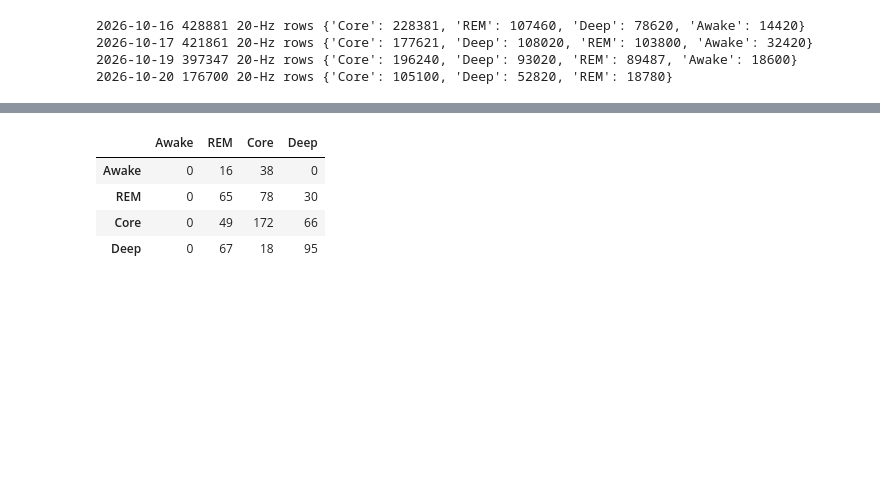
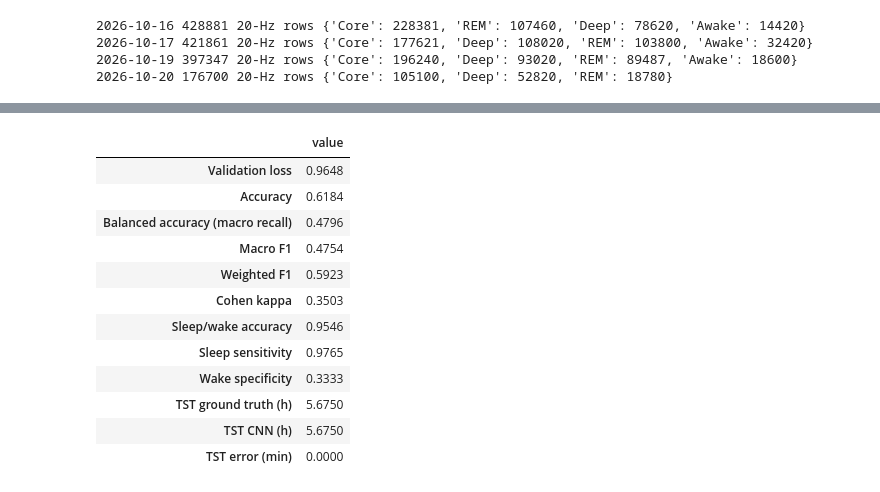
Before and after one commit to Qawes/CapMeter, a Jupyter notebook: data_analysis/sleep_tests/datasets_for_training/sleep_classifier_cnn.ipynb, the cells around one changed output, grey strips where cells are left out. Cells and saved outputs as stored; diff of their text form; code cells hidden in the pictures; blank space fills up the shorter version.

Commit message:
Models evaluated on every night and their avarage. Merged model starts with teaching the same HR model and adds capacitive data later

```diff
--- a/data_analysis/sleep_tests/datasets_for_training/sleep_classifier_cnn.ipynb
+++ b/data_analysis/sleep_tests/datasets_for_training/sleep_classifier_cnn.ipynb
@@ -285,5 +399,7 @@ Best validation loss: 1.204564583404607
 # %%
-def classification_report(targets: np.ndarray, predictions: np.ndarray) -> pd.DataFrame:
+def classification_report(
+    targets: np.ndarray, predictions: np.ndarray, validation_loss: float, validation_date: str
+) -> tuple[pd.DataFrame, pd.Series]:
     matrix = np.zeros((len(STAGES), len(STAGES)), dtype=np.int64)
     for target, prediction in zip(targets, predictions):
         matrix[target, prediction] += 1
@@ -294,20 +410,78 @@ def classification_report(targets: np.ndarray, predictions: np.ndarray) -> pd.Da
         recall = tp / matrix[index].sum() if matrix[index].sum() else 0.0
         f1 = 2 * precision * recall / (precision + recall) if precision + recall else 0.0
         rows.append({"stage": stage, "precision": precision, "recall": recall, "f1": f1, "support": matrix[index].sum()})
+    report = pd.DataFrame(rows).set_index("stage")
+    # Stages absent from the validation night are excluded from macro averages.
+    present = report[report["support"] > 0]
+    macro = present[["precision", "recall", "f1"]].mean()
+    weighted = present[["precision", "recall", "f1"]].mul(present["support"], axis=0).sum() / present["support"].sum()
+    report.loc["macro avg"] = [*macro, present["support"].sum()]
+    report.loc["weighted avg"] = [*weighted, present["support"].sum()]
+    report["support"] = report["support"].astype(int)
+
     total = matrix.sum()
     accuracy = np.trace(matrix) / total if total else 0.0
     expected = (matrix.sum(axis=0) * matrix.sum(axis=1)).sum() / total**2 if total else 0.0
     kappa = (accuracy - expected) / (1 - expected) if expected < 1 else 0.0
-    report = pd.DataFrame(rows).set_index("stage")
-    print("Accuracy:", accuracy, "Cohen kappa:", kappa)
+    awake = STAGE_TO_INDEX["Awake"]
+    true_sleep, predicted_sleep = targets != awake, predictions != awake
+    sleep_wake_accuracy = (true_sleep == predicted_sleep).mean()
+    tst_true = true_sleep.sum() * EPOCH_SECONDS / 3600
+    tst_predicted = predicted_sleep.sum() * EPOCH_SECONDS / 3600
+    summary = pd.Series({
+        "Validation loss": validation_loss,
+        "Accuracy": accuracy,
+        "Balanced accuracy (macro recall)": macro["recall"],
+        "Macro F1": macro["f1"],
+        "Weighted F1": weighted["f1"],
+        "Cohen kappa": kappa,
+        "Sleep/wake accuracy": sleep_wake_accuracy,
+        "Sleep sensitivity": predicted_sleep[true_sleep].mean() if true_sleep.any() else np.nan,
+        "Wake specificity": (~predicted_sleep[~true_sleep]).mean() if (~true_sleep).any() else np.nan,
+        "TST ground truth (h)": tst_true,
+        "TST CNN (h)": tst_predicted,
+        "TST error (min)": (tst_predicted - tst_true) * 60,
+    })
+    print("Validation sleep:", validation_date, "|", total, "epochs")
+    display(summary.round(4).to_frame("value"))
     print("Confusion matrix (rows=true, columns=predicted):")
     display(pd.DataFrame(matrix, index=STAGES, columns=STAGES))
-    return report
+    print("Stage durations (minutes):")
+    display(pd.DataFrame({
+        "true": matrix.sum(axis=1) * EPOCH_SECONDS / 60,
+        "predicted": matrix.sum(axis=0) * EPOCH_SECONDS / 60,
+    }, index=STAGES))
+    display(report.round(3))
+    return report, summary
 
 
-validation_loss, result = _evaluate(validation_loader)
-report = classification_report(result[:, 0], result[:, 1])
-display(report)
-print("TST ground truth (hours):", (result[:, 0] != STAGE_TO_INDEX["Awake"]).sum() * EPOCH_SECONDS / 3600)
-print("TST CNN (hours):", (result[:, 1] != STAGE_TO_INDEX["Awake"]).sum() * EPOCH_SECONDS / 3600)
+def run_fold(validation_date: str) -> tuple[nn.Module, pd.DataFrame, pd.Series]:
+    torch.manual_seed(SEED)
+    np.random.seed(SEED)
+    print(f"\n========== Validation sleep: {validation_date} ==========")
+    train_loader, validation_loader, train_y = _prepare_fold(validation_date)
+    model = _build_model()
+    _train(model, train_loader, validation_loader, train_y)
+    validation_loss, result = _evaluate(model, validation_loader)
+    report, summary = classification_report(result[:, 0], result[:, 1], validation_loss, validation_date)
+    return model, report, summary
+
+
+validation_dates = recording_dates if CROSS_VALIDATE else [VALIDATION_DATE]
+fold_results = {validation_date: run_fold(validation_date) for validation_date in validation_dates}
+model, report, summary = fold_results[validation_dates[-1]]  # last fold, kept for further inspection
+
+if CROSS_VALIDATE:
+    summaries = pd.DataFrame({date: fold[2] for date, fold in fold_results.items()}).T
+    stage_f1 = pd.DataFrame({
+        date: fold[1]["f1"].where(fold[1]["support"] > 0)  # absent stages -> NaN, skipped by mean
+        for date, fold in fold_results.items()
+    }).T
+    for table in (summaries, stage_f1):
+        mean, std = table.mean(), table.std()
+        table.loc["mean"], table.loc["std"] = mean, std
+    print(f"\n========== Leave-one-night-out summary ({len(validation_dates)} folds) ==========")
+    display(summaries.round(3))
+    print("Per-stage F1 by validation night:")
+    display(stage_f1.round(3))
 # %% [output]
@@ -316,5 +504,13 @@ Confusion matrix (rows=true, columns=predicted):
-|  | Awake | REM | Core | Deep |
-| Awake | 0 | 16 | 38 | 0 |
-| REM | 0 | 65 | 78 | 30 |
-| Core | 0 | 49 | 172 | 66 |
-| Deep | 0 | 67 | 18 | 95 |
+|  | value |
+| Validation loss | 0.9648 |
+| Accuracy | 0.6184 |
+| Balanced accuracy (macro recall) | 0.4796 |
+| Macro F1 | 0.4754 |
+| Weighted F1 | 0.5923 |
+| Cohen kappa | 0.3503 |
+| Sleep/wake accuracy | 0.9546 |
+| Sleep sensitivity | 0.9765 |
+| Wake specificity | 0.3333 |
+| TST ground truth (h) | 5.6750 |
+| TST CNN (h) | 5.6750 |
+| TST error (min) | 0.0000 |
```
Also changed, not shown: parts of 9 cells of this notebook, 1 other file.
